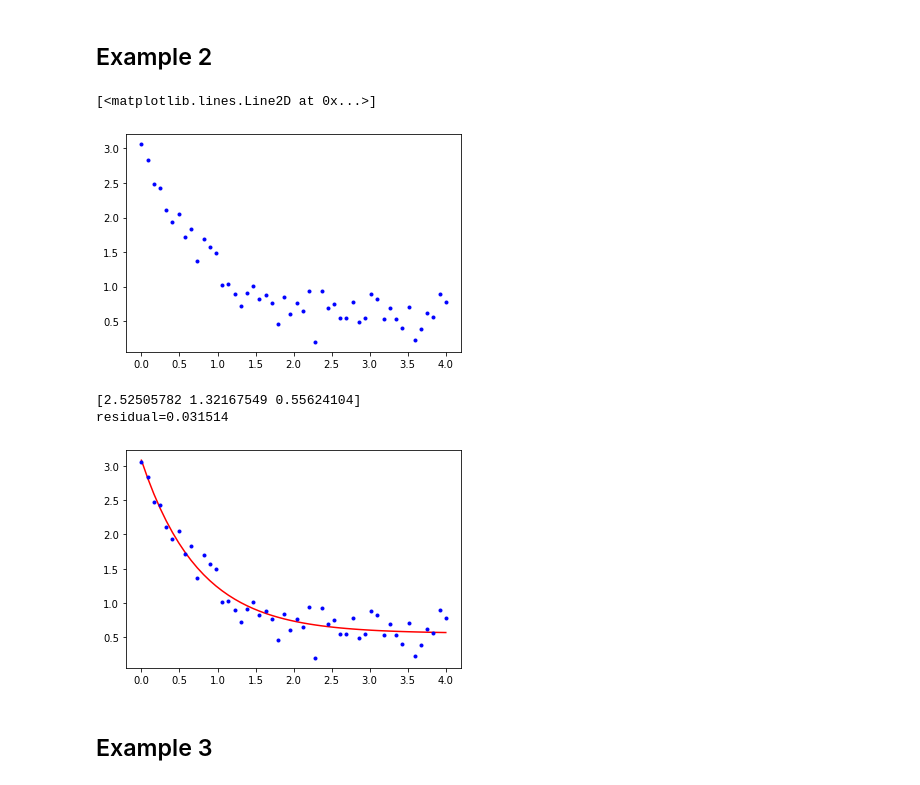
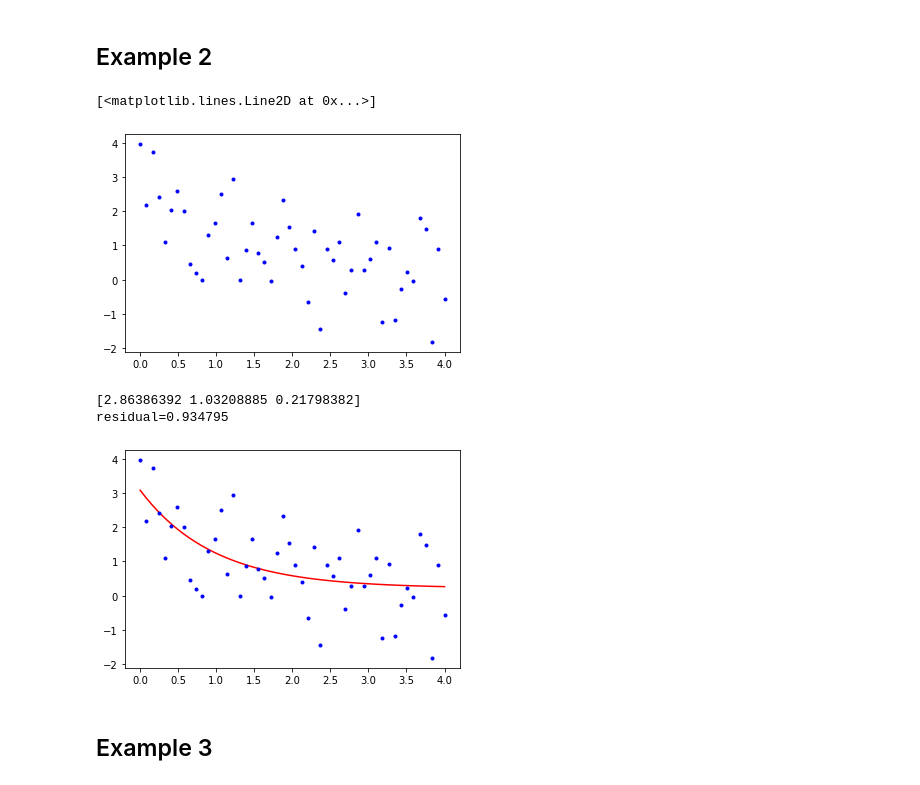
Before and after one commit to mingming-li/SES494-598, a Jupyter notebook: LN022-scipy.ipynb, the cells around one changed output. Saved outputs shown, nothing was run; the diff lists cells and outputs as text; code cells hidden in the pictures.

```diff
--- a/LN022-scipy.ipynb
+++ b/LN022-scipy.ipynb
@@ -69,14 +69,14 @@ print(residual)
 # %%
 def func(x, a, b, c):
     return a * np.exp(-b * x) + c
 xdata = np.linspace(0, 4, 50)
 y = func(xdata, 2.5, 1.3, 0.5)
-y_noise = 0.2 * np.random.normal(size=xdata.size)
+y_noise = 1.0 * np.random.normal(size=xdata.size)
 ydata = y + y_noise
 plt.plot(xdata, ydata, 'b.', label='data')
 # %% [output]
 [<matplotlib.lines.Line2D at 0x...>]
-[figure, old version]
+[figure, new version]
 # %%
 
 popt, pcov = curve_fit(func, xdata, ydata)
@@ -87,9 +87,9 @@ print(popt)
 residual=((ydata-ydata_fit)**2).sum()/ydata.size
 print('residual=%f' % residual)
 # %% [output]
-[2.52505782 1.32167549 0.55624104]
-residual=0.031514
+[2.86386392 1.03208885 0.21798382]
+residual=0.934795
-[figure, old version]
+[figure, new version]
 # %% [markdown]
 ## Example 3
 # %%
```
Also changed, not shown: parts of 5 cells of this notebook.
